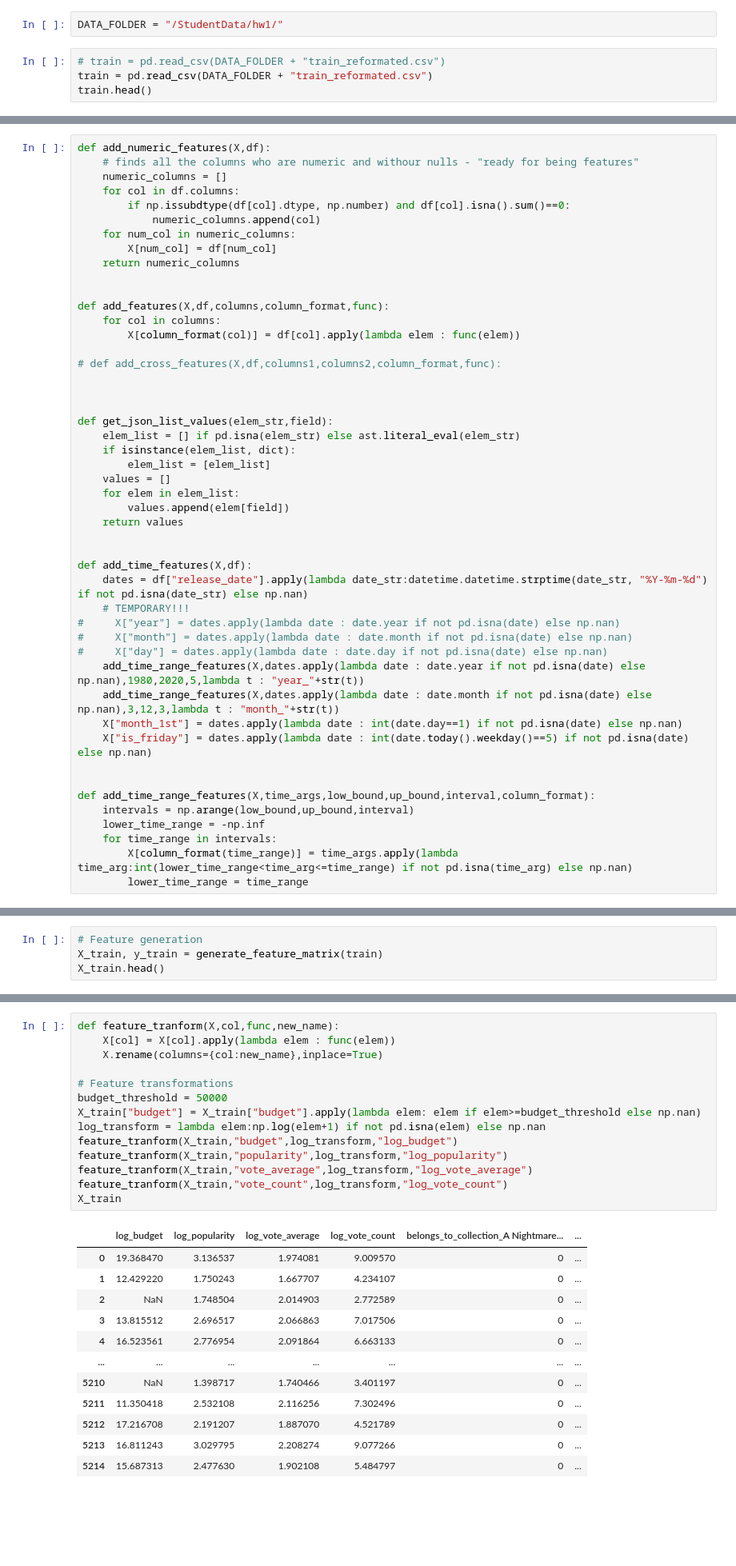
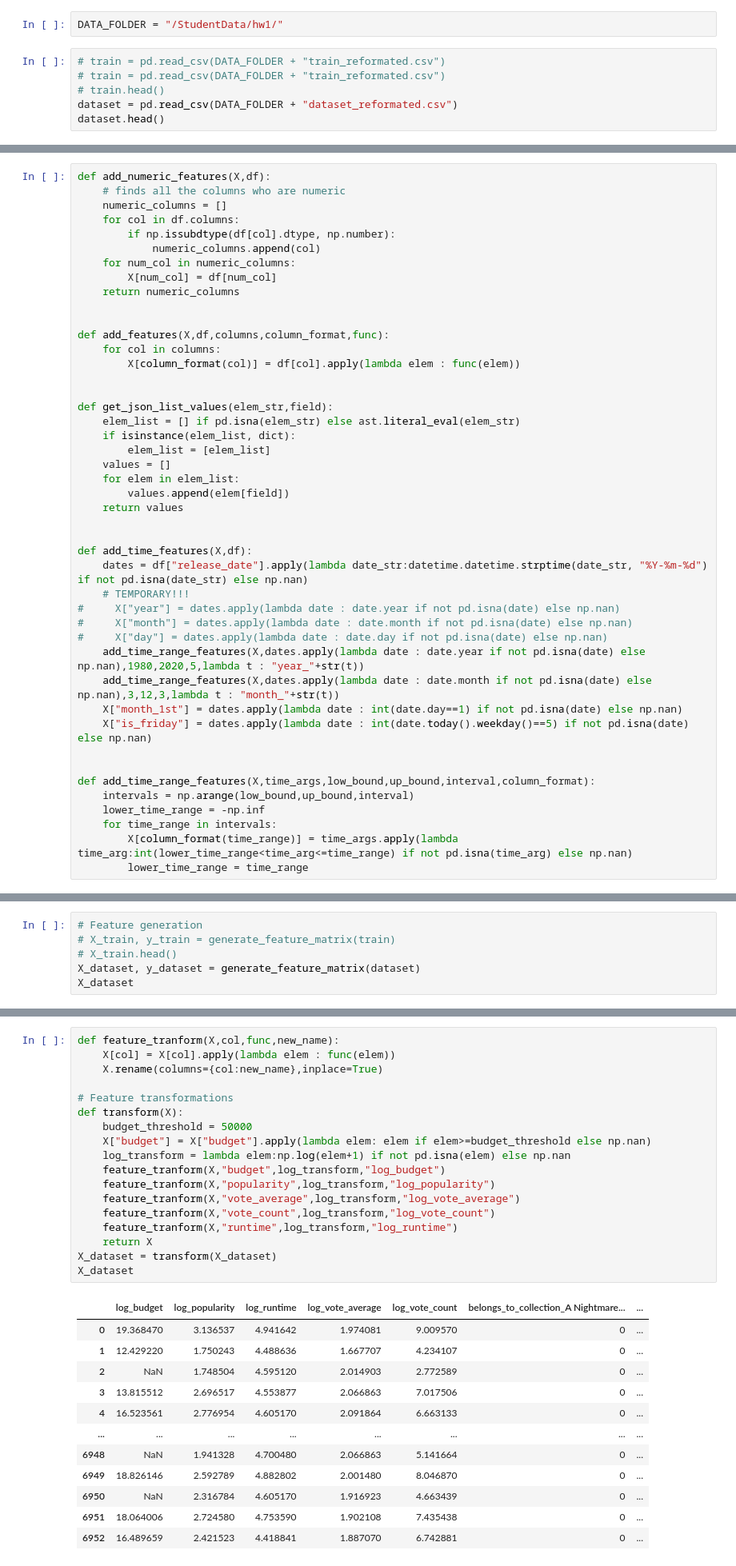
Before and after one commit to SharonPeled/hw1_094295, a Jupyter notebook: feature_engineering.ipynb, the cells around one changed output, grey strips where cells are left out. Shown at 80% size. Saved outputs shown, nothing was run; the diff lists cells and outputs as text; blank space fills up the shorter version.

```diff
--- a/feature_engineering.ipynb
+++ b/feature_engineering.ipynb
@@ -26,6 +26,8 @@ pd.set_option('display.width', 1000)
 DATA_FOLDER = "/StudentData/hw1/"
 # %%
 # train = pd.read_csv(DATA_FOLDER + "train_reformated.csv")
-train = pd.read_csv(DATA_FOLDER + "train_reformated.csv")
-train.head()
+# train = pd.read_csv(DATA_FOLDER + "train_reformated.csv")
+# train.head()
+dataset = pd.read_csv(DATA_FOLDER + "dataset_reformated.csv")
+dataset.head()
 # %% [output]
@@ -38,9 +40,9 @@ train.head()
 # %%
 def add_numeric_features(X,df):
-    # finds all the columns who are numeric and withour nulls - "ready for being features"
+    # finds all the columns who are numeric
     numeric_columns = []
     for col in df.columns:
-        if np.issubdtype(df[col].dtype, np.number) and df[col].isna().sum()==0:
+        if np.issubdtype(df[col].dtype, np.number):
             numeric_columns.append(col)
     for num_col in numeric_columns:
         X[num_col] = df[num_col]
@@ -50,9 +52,6 @@ def add_numeric_features(X,df):
 def add_features(X,df,columns,column_format,func):
     for col in columns:
         X[column_format(col)] = df[col].apply(lambda elem : func(elem))
-
-# def add_cross_features(X,df,columns1,columns2,column_format,func):
-
 
 
 def get_json_list_values(elem_str,field):
@@ -109,6 +108,8 @@ def generate_feature_matrix(df_input):
     return X, y
 # %%
 # Feature generation
-X_train, y_train = generate_feature_matrix(train)
-X_train.head()
+# X_train, y_train = generate_feature_matrix(train)
+# X_train.head()
+X_dataset, y_dataset = generate_feature_matrix(dataset)
+X_dataset
 # %% [output]
@@ -121,27 +129,31 @@ X_train.head()
 # %%
 def feature_tranform(X,col,func,new_name):
     X[col] = X[col].apply(lambda elem : func(elem))
     X.rename(columns={col:new_name},inplace=True)
 
 # Feature transformations
-budget_threshold = 50000
-X_train["budget"] = X_train["budget"].apply(lambda elem: elem if elem>=budget_threshold else np.nan)
-log_transform = lambda elem:np.log(elem+1) if not pd.isna(elem) else np.nan
-feature_tranform(X_train,"budget",log_transform,"log_budget")
-feature_tranform(X_train,"popularity",log_transform,"log_popularity")
-feature_tranform(X_train,"vote_average",log_transform,"log_vote_average")
-feature_tranform(X_train,"vote_count",log_transform,"log_vote_count")
-X_train
+def transform(X):
+    budget_threshold = 50000
+    X["budget"] = X["budget"].apply(lambda elem: elem if elem>=budget_threshold else np.nan)
+    log_transform = lambda elem:np.log(elem+1) if not pd.isna(elem) else np.nan
+    feature_tranform(X,"budget",log_transform,"log_budget")
+    feature_tranform(X,"popularity",log_transform,"log_popularity")
+    feature_tranform(X,"vote_average",log_transform,"log_vote_average")
+    feature_tranform(X,"vote_count",log_transform,"log_vote_count")
+    feature_tranform(X,"runtime",log_transform,"log_runtime")
+    return X
+X_dataset = transform(X_dataset)
+X_dataset
 # %% [output]
-|  | log_budget | log_popularity | log_vote_average | log_vote_count | belongs_to_collection_A Nightmare... | ... |
-| 0 | 19.368470 | 3.136537 | 1.974081 | 9.009570 | 0 | ... |
-| 1 | 12.429220 | 1.750243 | 1.667707 | 4.234107 | 0 | ... |
-| 2 | NaN | 1.748504 | 2.014903 | 2.772589 | 0 | ... |
-| 3 | 13.815512 | 2.696517 | 2.066863 | 7.017506 | 0 | ... |
-| 4 | 16.523561 | 2.776954 | 2.091864 | 6.663133 | 0 | ... |
-| ... | ... | ... | ... | ... | ... | ... |
-| 5210 | NaN | 1.398717 | 1.740466 | 3.401197 | 0 | ... |
-| 5211 | 11.350418 | 2.532108 | 2.116256 | 7.302496 | 0 | ... |
-| 5212 | 17.216708 | 2.191207 | 1.887070 | 4.521789 | 0 | ... |
-| 5213 | 16.811243 | 3.029795 | 2.208274 | 9.077266 | 0 | ... |
-| 5214 | 15.687313 | 2.477630 | 1.902108 | 5.484797 | 0 | ... |
+|  | log_budget | log_popularity | log_runtime | log_vote_average | log_vote_count | belongs_to_collection_A Nightmare... | ... |
+| 0 | 19.368470 | 3.136537 | 4.941642 | 1.974081 | 9.009570 | 0 | ... |
+| 1 | 12.429220 | 1.750243 | 4.488636 | 1.667707 | 4.234107 | 0 | ... |
+| 2 | NaN | 1.748504 | 4.595120 | 2.014903 | 2.772589 | 0 | ... |
+| 3 | 13.815512 | 2.696517 | 4.553877 | 2.066863 | 7.017506 | 0 | ... |
+| 4 | 16.523561 | 2.776954 | 4.605170 | 2.091864 | 6.663133 | 0 | ... |
+| ... | ... | ... | ... | ... | ... | ... | ... |
+| 6948 | NaN | 1.941328 | 4.700480 | 2.066863 | 5.141664 | 0 | ... |
+| 6949 | 18.826146 | 2.592789 | 4.882802 | 2.001480 | 8.046870 | 0 | ... |
+| 6950 | NaN | 2.316784 | 4.605170 | 1.916923 | 4.663439 | 0 | ... |
+| 6951 | 18.064006 | 2.724580 | 4.753590 | 1.902108 | 7.435438 | 0 | ... |
+| 6952 | 16.489659 | 2.421523 | 4.418841 | 1.887070 | 6.742881 | 0 | ... |
```
Also changed, not shown: parts of 9 cells of this notebook, 6 other files.
